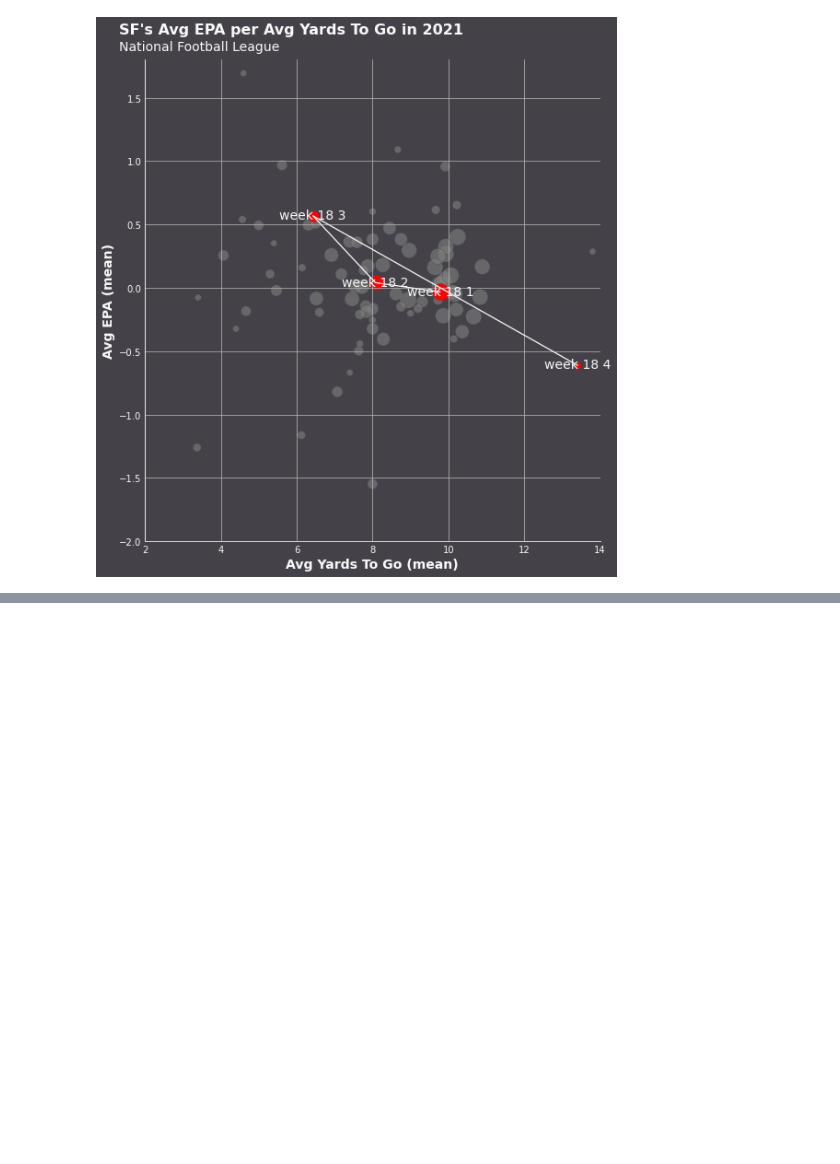
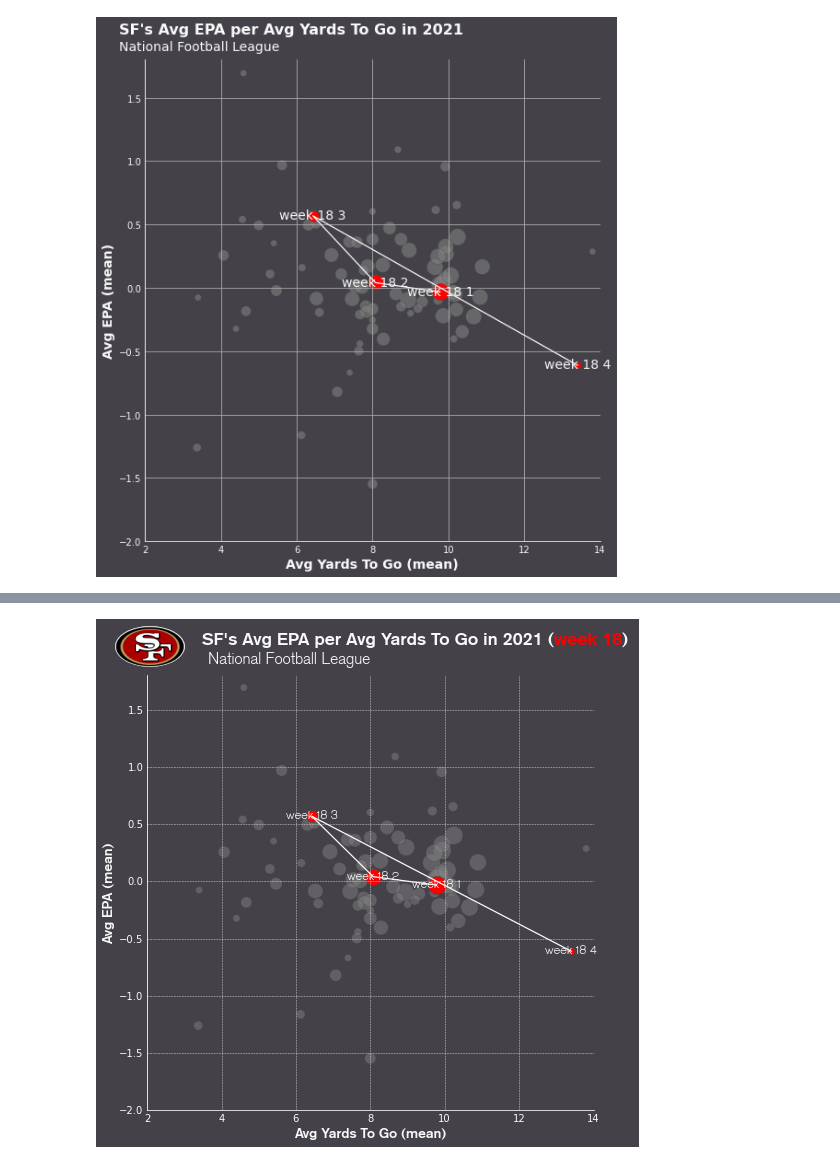
Before and after one commit to keeganheilman/nfl-win-totals, a Jupyter notebook: mpl_style_exploration.ipynb, the cells around one changed output, grey strips where cells are left out. Drawn from its saved outputs; the diff is of its cells as text; code cells hidden in the pictures; blank space fills up the shorter version.

Commit message:
add logo

```diff
--- a/mpl_style_exploration.ipynb
+++ b/mpl_style_exploration.ipynb
@@ -363,0 +392,75 @@ plt.show()
+# %%
+# add logo
+
+font1 = "Mallanna"
+font2 =  "AkzidenzGrotesk"
+font3 = "Loma"
+background = "#444148"
+text_color = "#F8F9F9"
+filler_color = "grey"
+primary_color = "red"
+
+title = "{}'s Avg EPA per Avg Yards To Go in {} (<week {}>)\n"
+subtitle = "National Football League"
+
+mpl.rcParams['xtick.color'] = text_color
+mpl.rcParams['ytick.color'] = text_color
+
+
+fig, ax = plt.subplots(figsize=(8,8))
+fig.set_facecolor(background)
+ax.patch.set_facecolor(background)
+
+ax.grid(ls="--", lw=0.5, color="lightgrey", zorder=1)
+
+x = df.ydstogo.tolist()
+y = df.epa.tolist()
+size = (df.drive*10).tolist()
+
+ax.scatter(x,y,s=size, color=filler_color, edgecolors=background, alpha=0.5, lw=0.5)
+
+x = df[df.week == week].ydstogo.tolist()
+y = df[df.week == week].epa.tolist()
+size = (df[df.week == week]*10).drive.tolist()
+t = zip(df[df.week == week].week, df[df.week == week].down)
+
+ax.plot(x,y, color=text_color, lw=1.25)
+
+for point in zip(x,y,size,t):
+    ax.scatter(point[0],point[1],color=primary_color,edgecolors=background,lw=0.5,s=point[2])
+    t= ax.text(point[0],point[1]-0.025,'week {} {}'.format(point[-1][0],int(point[-1][1])), color=text_color, fontweight="light", fontfamily=font1, fontsize=14,ha="center")
+
+htext.fig_text(s=title.format(team, season, week),x=0.22, y=0.955, highlight_textprops=[{"color":primary_color,"fontweight":"bold"}], color=text_color, fontsize=18, fontweight="bold", fontfamily=font2)
+fig.text(0.23,0.90, subtitle, fontweight="light", color=text_color,fontfamily=font2, fontsize=16)
+
+ax.set_xlabel("Avg Yards To Go (mean)", fontweight="bold",color=text_color,fontfamily=font2, fontsize=14)
+ax.set_ylabel("Avg EPA (mean)" ,fontweight="bold",color=text_color,fontfamily=font2, fontsize=14)
+
+ax.set_xlim(2,14)
+ax.set_ylim(-2,1.8)
+
+ax.tick_params(axis="both",length=0)
+
+spines = ["top", "right", "bottom", "left"]
+for s in spines:
+    if s in ["top","right"]:
+        ax.spines[s].set_visible(False)
+    else:
+        ax.spines[s].set_color(text_color)
+
+# add logo
+ax2 = fig.add_axes([0.07,0.87,0.12,0.12])
+ax2.axis("off")
+url ='https://upload.wikimedia.org/wikipedia/commons/thumb/3/3a/San_Francisco_49ers_logo.svg/100px-San_Francisco_49ers_logo.svg.png'
+response = requests.get(url)
+img = Image.open(BytesIO(response.content))
+ax2.imshow(img)
+
+
+
+
+# plt.tight_layout()
+plt.show()
+plt.close('all')
+# %% [output]
+[figure, added]
```
Also changed, not shown: parts of 3 cells of this notebook.
